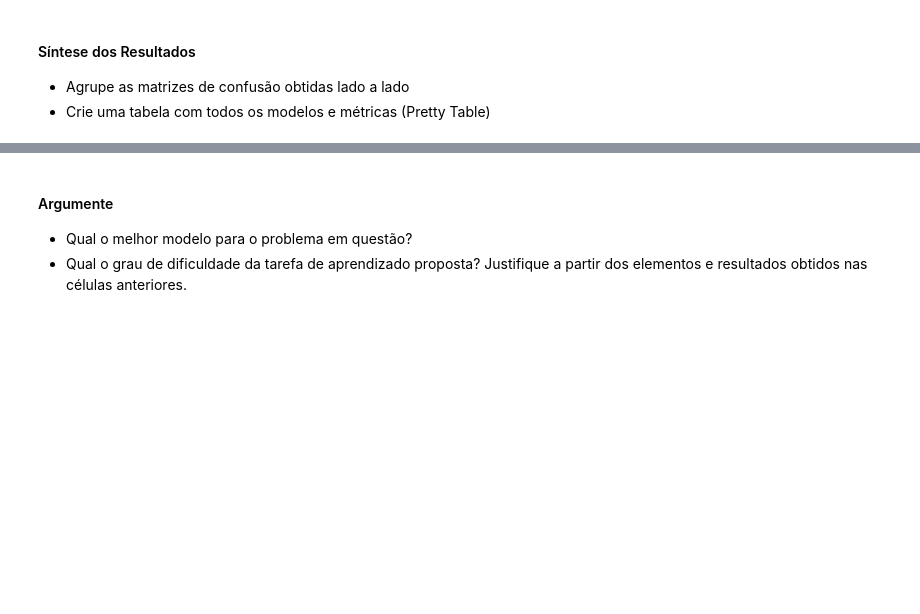
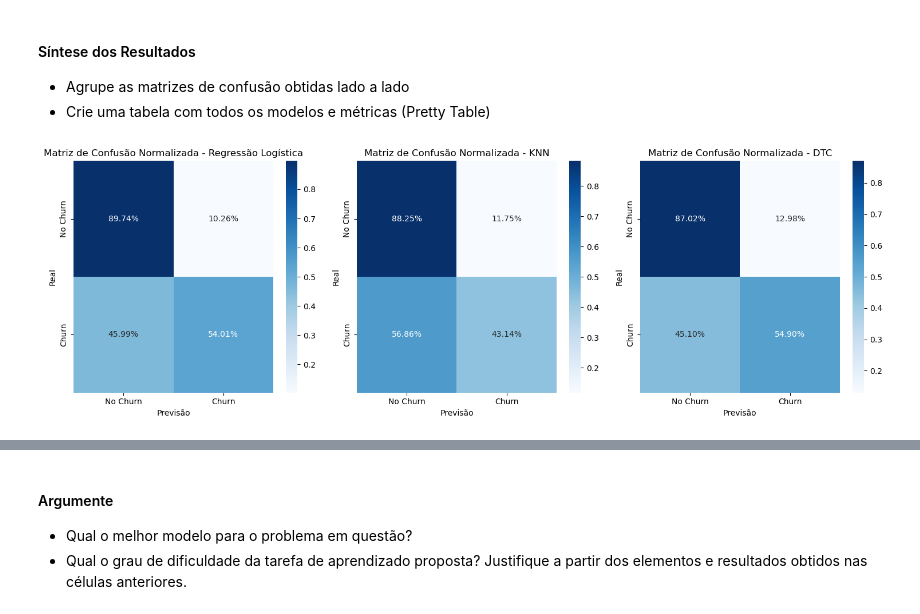
Before and after one commit to Marcelo-Heitor-de-Almeida-Lira/redes_neurais_ap2, a Jupyter notebook: RNA-2025.2-PP1.2.ipynb, the cells around one changed output, grey strips where cells are left out. Saved outputs shown, nothing was run; the diff lists cells and outputs as text; code cells hidden in the pictures; blank space fills up the shorter version.

```diff
--- a/RNA-2025.2-PP1.2.ipynb
+++ b/RNA-2025.2-PP1.2.ipynb
@@ -912,3 +1006,28 @@ F1-Score (KNN): 0.4914
 
 - Agrupe as matrizes de confusão obtidas lado a lado
 - Crie uma tabela com todos os modelos e métricas (Pretty Table)
+# %%
+plt.figure(figsize=(15, 5))
+
+plt.subplot(1, 3, 1)
+sns.heatmap(cm, annot=True, fmt='.2%', cmap='Blues', xticklabels=['No Churn', 'Churn'], yticklabels=['No Churn', 'Churn'])
+plt.xlabel('Previsão')
+plt.ylabel('Real')
+plt.title('Matriz de Confusão Normalizada - Regressão Logística')
+
+plt.subplot(1, 3, 2)
+sns.heatmap(cm_knn, annot=True, fmt='.2%', cmap='Blues', xticklabels=['No Churn', 'Churn'], yticklabels=['No Churn', 'Churn'])
+plt.xlabel('Previsão')
+plt.ylabel('Real')
+plt.title('Matriz de Confusão Normalizada - KNN')
+
+plt.subplot(1, 3, 3)
+sns.heatmap(cm_dtc, annot=True, fmt='.2%', cmap='Blues', xticklabels=['No Churn', 'Churn'], yticklabels=['No Churn', 'Churn'])
+plt.xlabel('Previsão')
+plt.ylabel('Real')
+plt.title('Matriz de Confusão Normalizada - DTC')
+
+plt.tight_layout()
+plt.show()
+# %% [output]
+[figure, added]
```
Also changed, not shown: parts of 7 cells of this notebook, 1 other file.
